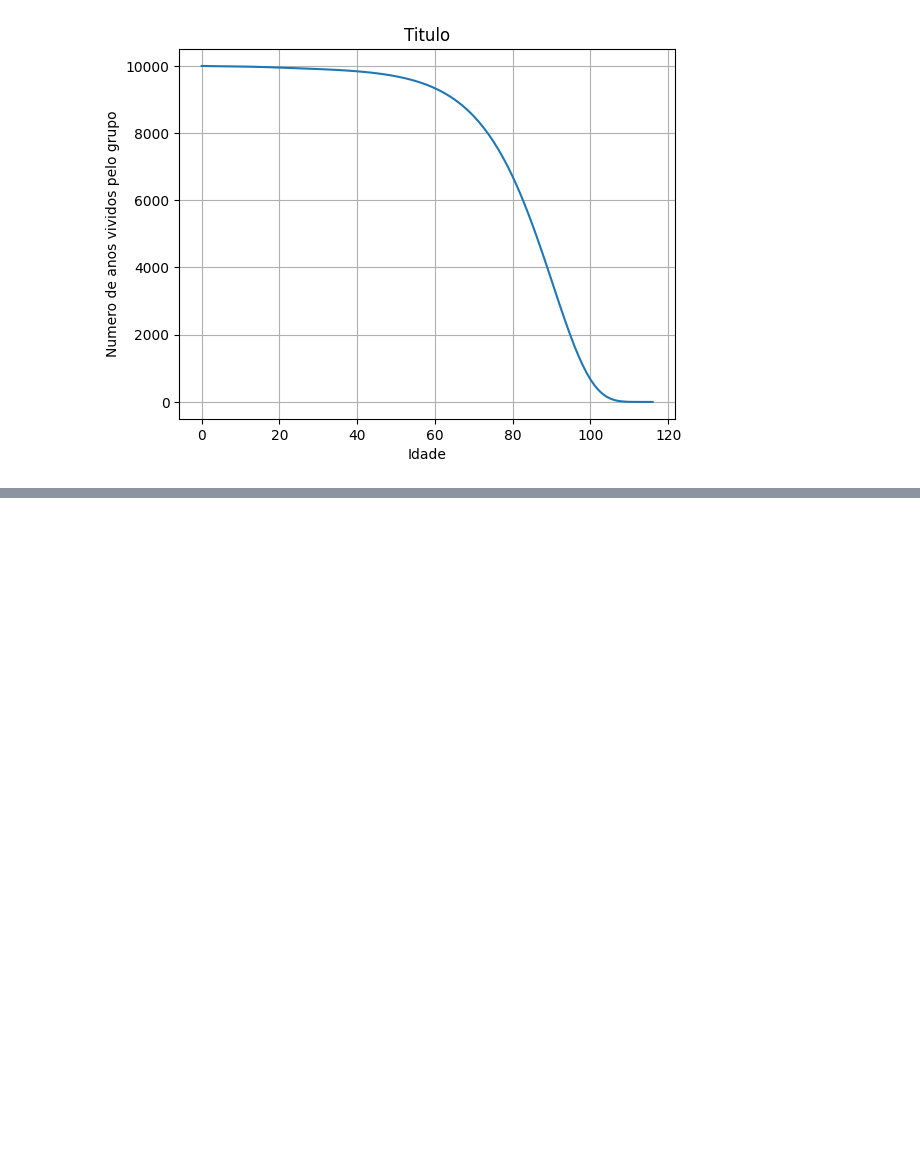
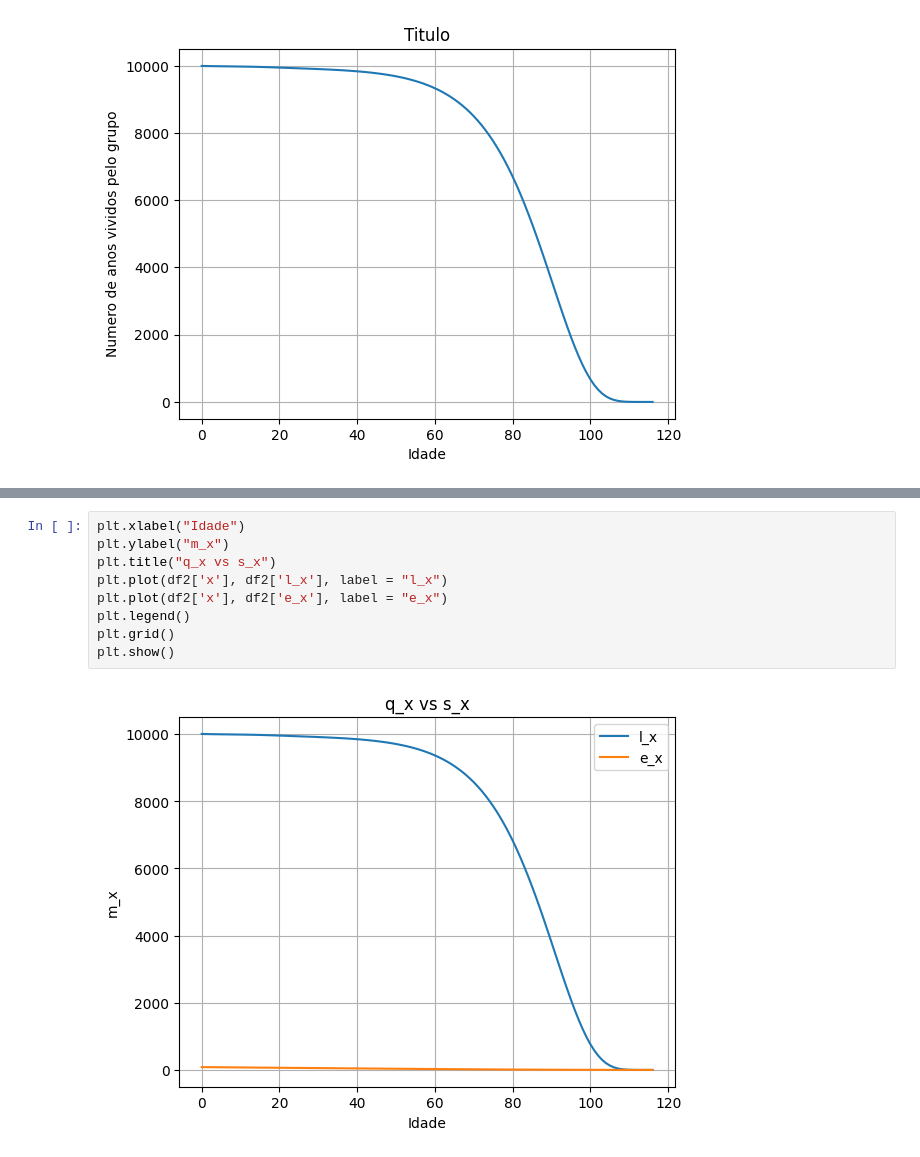
Before and after one commit to jgpds/Mortality-Table, a Jupyter notebook: Tabuas.ipynb, the cells around one changed output, grey strips where cells are left out. Drawn from its saved outputs; the diff is of its cells as text; blank space fills up the shorter version.

```diff
--- a/Tabuas.ipynb
+++ b/Tabuas.ipynb
@@ -348,0 +380,11 @@ plt.show()
+# %%
+plt.xlabel("Idade")
+plt.ylabel("m_x")
+plt.title("q_x vs s_x")
+plt.plot(df2['x'], df2['l_x'], label = "l_x")
+plt.plot(df2['x'], df2['e_x'], label = "e_x")
+plt.legend()
+plt.grid()
+plt.show()
+# %% [output]
+[figure, added]
```
Also changed, not shown: parts of 5 cells of this notebook.
